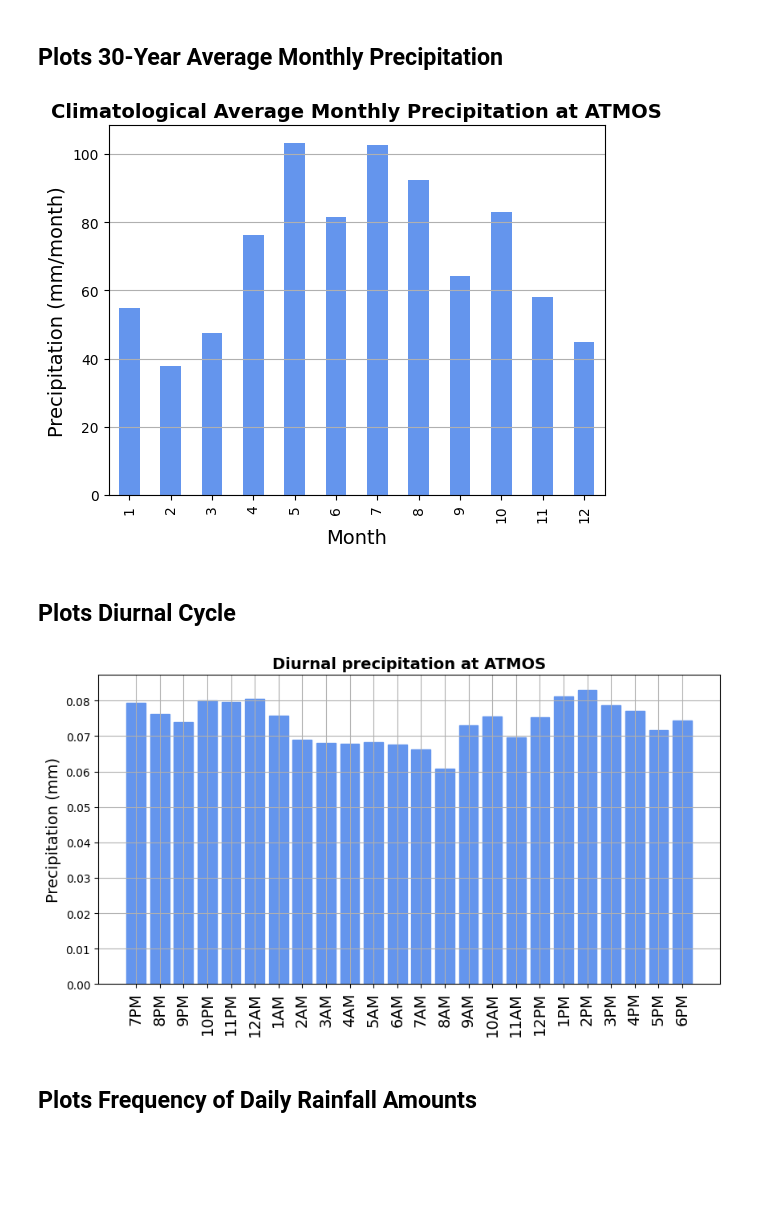
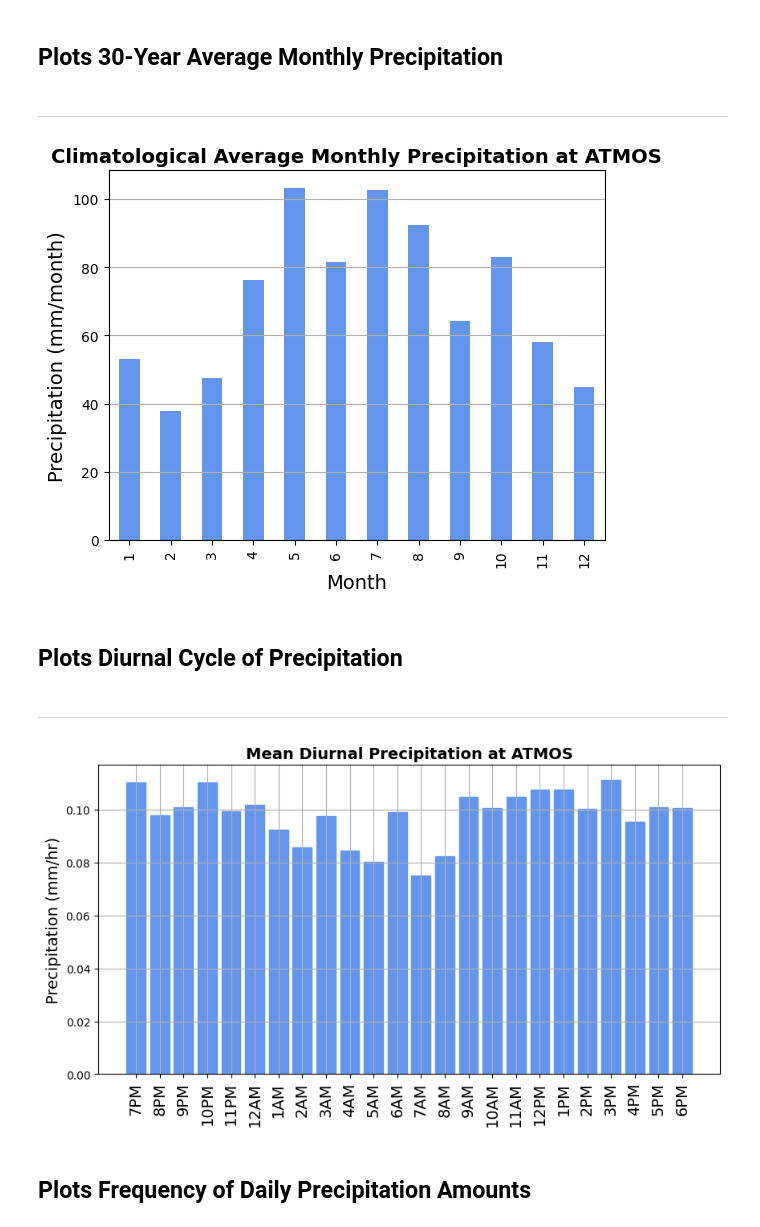
Before and after one commit to JackColw/ATMOS484_plots, a Jupyter notebook: QC_ATMOS_Tower_Data.ipynb, the cells around one changed output. Saved outputs shown, nothing was run; the diff lists cells and outputs as text; code cells hidden in the pictures; blank space fills up the shorter version.

```diff
--- a/QC_ATMOS_Tower_Data.ipynb
+++ b/QC_ATMOS_Tower_Data.ipynb
@@ -283,15 +301,11 @@ fig, ax1 = plt.subplots(figsize=(10, 5))
 #By including ['Precip'] it allows the code to select that specific column out of the dataframe to perform an operation on
 #.resample D allows the data to be resampled at daily intervals instead of hourly
 #.mean() takes the average of all hours in a day, resulting in daily averages
-mean_daily_precipitation = final_df['Precip'].resample('D').mean()
+total_daily_precipitation = final_df['Precip'].resample('D').sum()
 
-# Filter the data to include only values smaller than or equal to 10mm
-limited_mean_daily_precipitation = mean_daily_precipitation[mean_daily_precipitation <= 10]
+total_daily_precipitation.plot(ax=ax1, label='Precipitation', color='cornflowerblue')
 
-
-limited_mean_daily_precipitation.plot(ax=ax1, label='Precipitation', color='cornflowerblue')
-
-ax1.set_ylabel('Precipitation (mm/day)', fontsize=14)
+ax1.set_ylabel('Precipitation (mm)', fontsize=14)
 ax1.set_xlabel('Year', fontsize=14)
 ax1.set_title("b) Daily Precipitation at ATMOS", fontweight="bold", fontsize=14)
 plt.grid()
@@ -299,7 +313,8 @@ plt.grid()
 #Set the x-axis limits
 plt.xlim([start_date, end_date])
 
-plt.ylim([0,8])
+#Set the y-axis limits
+plt.ylim([0,1000])
 
 #Set the tick locator on the x-axis every 5 years
 ax1.xaxis.set_major_locator(mdates.YearLocator(base=5))
@@ -311,15 +326,12 @@ ax1.xaxis.set_major_formatter(mdates.DateFormatter('%Y'))
 plt.xticks(rotation=0)
 
 #Define the filename and full path to save the figure
-filename = 'ATMOS_Daily_Avg_Precip_1.png'
+filename = 'ATMOS_Daily_Avg_Precip_4.png'
 save_path = os.path.join(save_directory, filename)
 
 #This saves the figure as a .png in the specified directory
 plt.savefig(save_path, dpi=300)
 
 #Filter the original dataframe to exclude daily values above 10mm
-final_df = final_df[final_df['Precip'] <= 10]
-
-#Calculates the mean daily precipitation after filtering
-mean_daily_precipitation = final_df['Precip'].resample('D').mean()
+#final_df = final_df[final_df['Precip'] <= 100]
 # %% [output]
@@ -558,5 +575,7 @@ plt.savefig(save_path, dpi=300)
 # %% [markdown]
 <h2> Plots 30-Year Average Monthly Precipitation
+# %% [markdown]
+---
 # %%
 #This code takes the hourly precipitation, resamples it for the month.
 #Then it takes the values of the resampled months and sums them all up for their respective months.
@@ -564,6 +583,6 @@ plt.savefig(save_path, dpi=300)
 
 #For example, in each Januaray of each year it adds all the days together for that month to get the resampled sum
 #Then it takes the mean of all of those summed values for all Januaries.
-
+hourly_precipitation = final_df['Precip']
 monthly_total = hourly_precipitation.resample("1M").sum()
 # %%
@@ -570,43 +590,45 @@ monthly_total = hourly_precipitation.resample("1M").sum()
 monthly_average_total_precip = monthly_total.groupby(monthly_total.index.month).mean()
 # %%
-# Create a figure and axes
+#Create a figure and axes
 fig, ax = plt.subplots()
 
-# Plot the data as a bar plot with the specified color
+#Plot the data as a bar plot with the specified color
 monthly_average_total_precip.plot.bar(ax=ax, color='cornflowerblue')
 
-# Set the labels and title
+#Set the labels and title
 ax.set_xlabel('Month', fontsize=14)
 ax.set_ylabel('Precipitation (mm/month)', fontsize=14)
 ax.set_title('Climatological Average Monthly Precipitation at ATMOS', fontweight='bold', fontsize=14)
 
-# Show the grid on the y-axis
+#Show the grid on the y-axis
 ax.grid(axis='y')
 
 #Define the directory where you want to save the figure
 save_directory = r'C:\Users\colwe\OneDrive\Desktop\Argonne\ATMOS_Tower_Data\Precip_Figures'
 
 #Create the directory if it doesn't exist
 os.makedirs(save_directory, exist_ok=True)
 
 #Define the filename and full path to save the figure
-filename = 'Climatological_Average_Monthly_3.png'
+filename = 'Climatological_Average_Monthly_4.png'
 save_path = os.path.join(save_directory, filename)
 
 #Save the figure as a .png in the specified directory
 plt.savefig(save_path, dpi=300)
 
-# Display the plot
+#Display the plot
 plt.show()
 # %% [output]
-[figure, old version]
+[figure, new version]
 # %% [markdown]
-<h2> Plots Diurnal Cycle
+<h2> Plots Diurnal Cycle of Precipitation
+# %% [markdown]
+---
 # %%
 fig, ax1 = plt.subplots(figsize=(10, 5))
 bars = ax1.bar(np.arange(24), final_df.groupby(final_df.index.hour)['Precip'].mean(), color='cornflowerblue')
-ax1.set_ylabel('Precipitation (mm)', fontsize=14)
-ax1.set_title("Diurnal precipitation at ATMOS", fontweight="bold", fontsize=14)
+ax1.set_ylabel('Precipitation (mm/hr)', fontsize=14)
+ax1.set_title("Mean Diurnal Precipitation at ATMOS", fontweight="bold", fontsize=14)
 plt.grid()
 ax1.set_xticks([x for x in range(0, 24)])
 x_ticks_labels = ['7PM', '8PM', '9PM', '10PM', '11PM', '12AM', '1AM', '2AM', '3AM', '4AM', '5AM', '6AM', '7AM', '8AM',
@@ -624,15 +646,15 @@ save_directory = r'C:\Users\colwe\OneDrive\Desktop\Argonne\ATMOS_Tower_Data\Prec
 os.makedirs(save_directory, exist_ok=True)
 
 #Define the filename and full path to save the figure
-filename = 'Diurnal_Precip_Cycle_1.png'
+filename = 'Diurnal_Precip_Cycle_4.png'
 save_path = os.path.join(save_directory, filename)
 
 #Save the figure as a .png in the specified directory
-plt.savefig(save_path, dpi=300)
+plt.savefig(save_path, bbox_inches='tight', dpi=300)
 
 #Show the plot
 plt.show()
 # %% [output]
-[figure, old version]
+[figure, new version]
 # %% [markdown]
-<h2> Plots Frequency of Daily Rainfall Amounts
+<h2> Plots Frequency of Daily Precipitation Amounts
```
Also changed, not shown: parts of 25 cells of this notebook.
